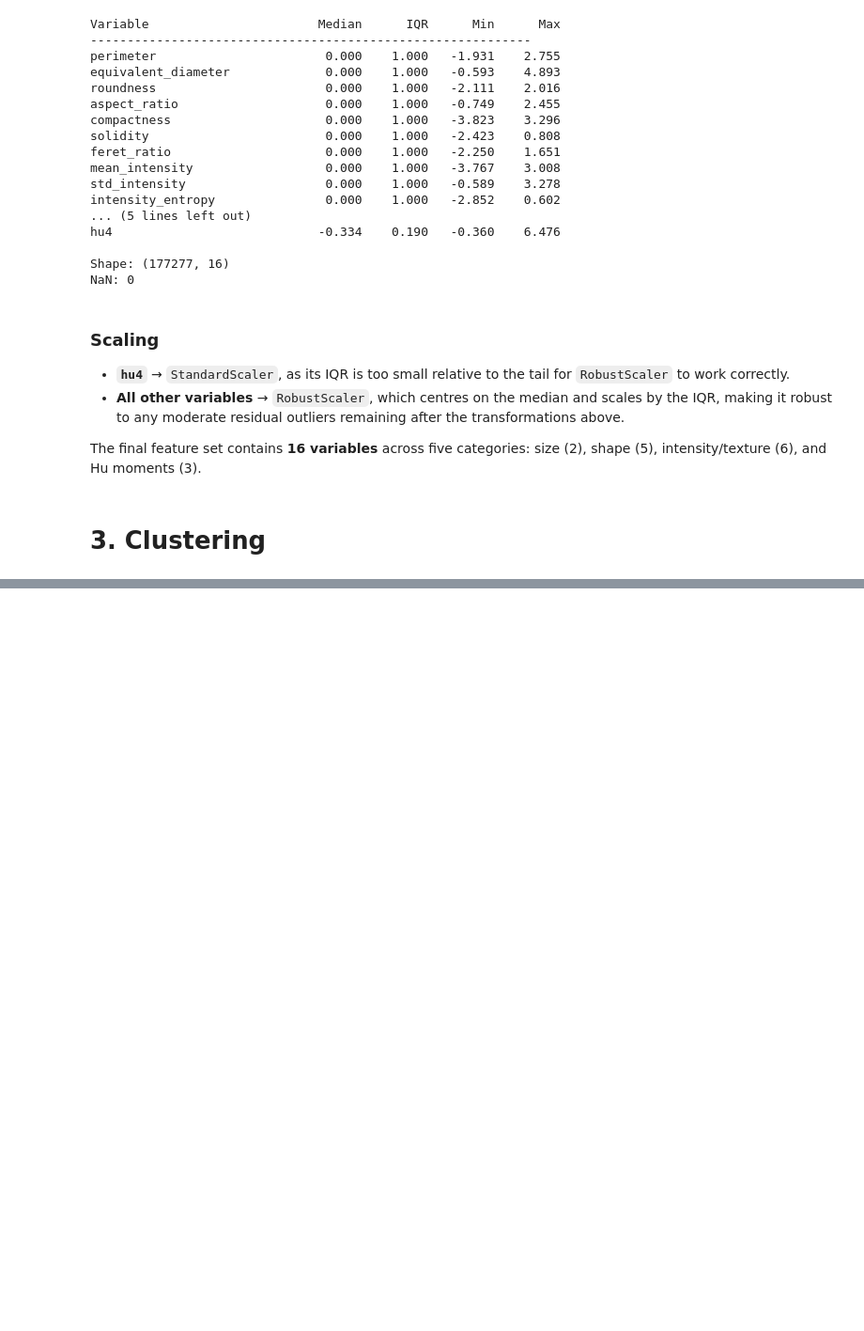
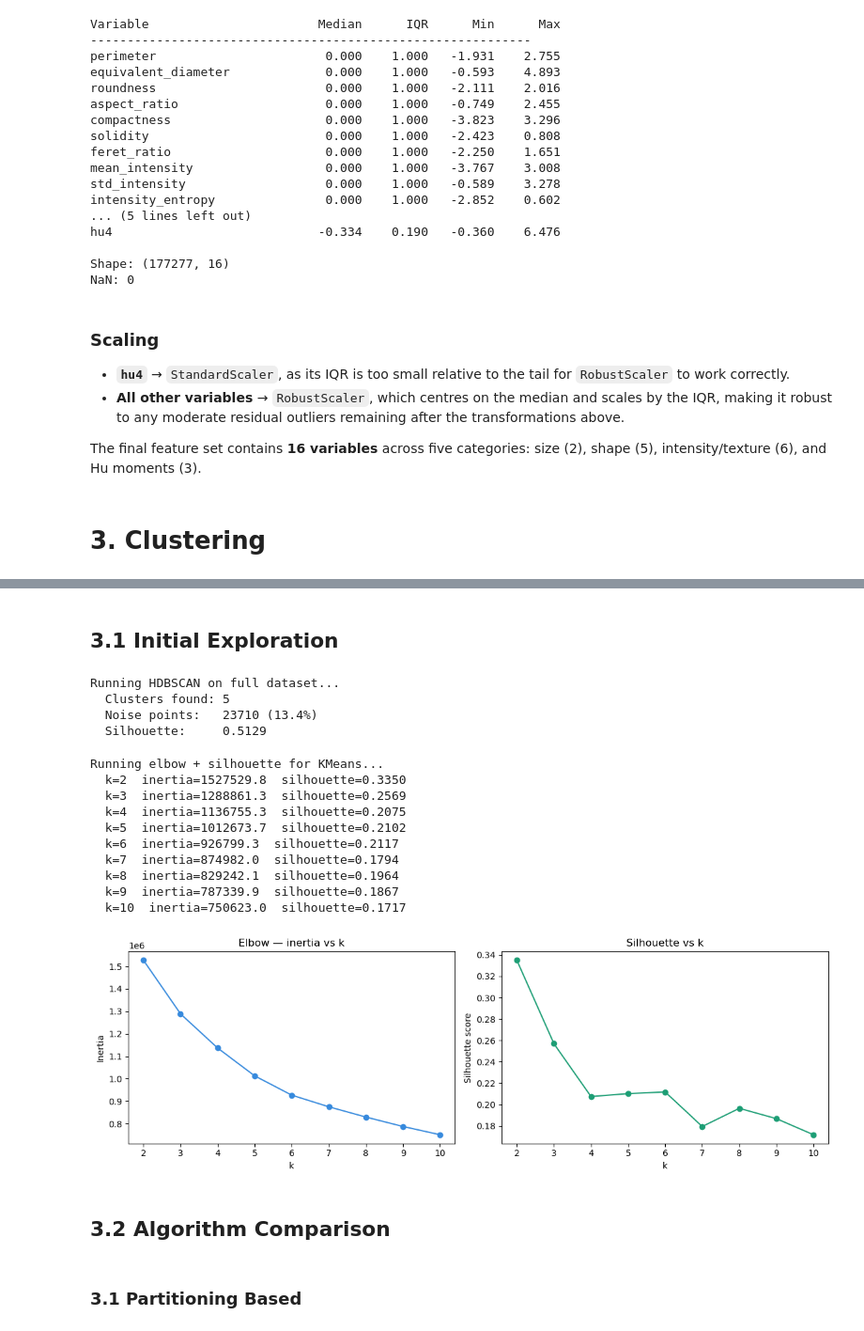
Before and after one commit to telmoolarreaga/PFG, a Jupyter notebook: Base de datos/Analisis_3/Analisis_3_ambos/Analisis_Introductorio_3.1copy copy.ipynb, the cells around one changed output, grey strips where cells are left out. Shown at 94% size. Cells and saved outputs as stored; diff of their text form; code cells hidden in the pictures; blank space fills up the shorter version.

```diff
--- a/Base de datos/Analisis_3/Analisis_3_ambos/Analisis_Introductorio_3.1copy copy.ipynb
+++ b/Base de datos/Analisis_3/Analisis_3_ambos/Analisis_Introductorio_3.1copy copy.ipynb
@@ -763,10 +608,0 @@ GMM                      4       0.0959     1.7703      35523.2 full dataset
-# %%
-# Agglomerative — sample only
-for k in N_CLUSTERS_LIST:
-    agg = AgglomerativeClustering(n_clusters=k, linkage='ward')
-    labels_sample = agg.fit_predict(X_sample)
-    sil = silhouette_score(X_sample, labels_sample, random_state=42)
-    db  = davies_bouldin_score(X_sample, labels_sample)
-    ch  = calinski_harabasz_score(X_sample, labels_sample)
-    results[f"Agglomerative_k{k}"] = {'labels': labels_sample, 'silhouette': sil, 'davies_bouldin': db, 'calinski': ch}
-    print(f"{'Agglomerative':<22} {k:>3} {sil:>12.4f} {db:>10.4f} {ch:>12.1f} sample n={SAMPLE_SIZE}")
@@ -1342,0 +609,65 @@ lbp_mean             14.824  0.000   5.514  16.684   8.462
+# %% [markdown]
+## 3.1 Initial Exploration
+# %%
+# HDBSCAN
+print("Running HDBSCAN on full dataset...")
+hdb_full = HDBSCAN(min_cluster_size=50, min_samples=10,
+                   cluster_selection_method='eom')
+labels_hdb_full = hdb_full.fit_predict(X_scaled)
+
+n_hdb   = len(set(labels_hdb_full)) - (1 if -1 in labels_hdb_full else 0)
+noise   = (labels_hdb_full == -1).sum()
+mask    = labels_hdb_full != -1
+
+print(f"  Clusters found: {n_hdb}")
+print(f"  Noise points:   {noise} ({noise/len(labels_hdb_full)*100:.1f}%)")
+if n_hdb > 1:
+    sil = silhouette_score(X_scaled[mask], labels_hdb_full[mask],
+                           sample_size=10000, random_state=42)
+    print(f"  Silhouette:     {sil:.4f}")
+# %% [output]
+Running HDBSCAN on full dataset...
+  Clusters found: 5
+  Noise points:   23710 (13.4%)
+  Silhouette:     0.5129
+# %%
+# Elbow + Silhouette for KMeans
+print("Running elbow + silhouette for KMeans...")
+K_RANGE     = range(2, 11)
+inertias    = []
+silhouettes = []
+
+for k in K_RANGE:
+    km = KMeans(n_clusters=k, init='k-means++', n_init=15, random_state=42)
+    labels = km.fit_predict(X_scaled)
+    inertias.append(km.inertia_)
+    silhouettes.append(silhouette_score(X_scaled, labels,
+                                        sample_size=10000, random_state=42))
+    print(f"  k={k}  inertia={km.inertia_:.1f}  silhouette={silhouettes[-1]:.4f}")
+
+fig, axes = plt.subplots(1, 2, figsize=(12, 4))
+axes[0].plot(list(K_RANGE), inertias, 'o-', color='#378ADD')
+axes[0].set_title('Elbow — inertia vs k')
+axes[0].set_xlabel('k'); axes[0].set_ylabel('Inertia')
+axes[1].plot(list(K_RANGE), silhouettes, 'o-', color='#1D9E75')
+axes[1].set_title('Silhouette vs k')
+axes[1].set_xlabel('k'); axes[1].set_ylabel('Silhouette score')
+plt.tight_layout()
+plt.savefig('elbow_silhouette_2000.png', dpi=150, bbox_inches='tight')
+plt.show()
+# %% [output]
+Running elbow + silhouette for KMeans...
+  k=2  inertia=1527529.8  silhouette=0.3350
+  k=3  inertia=1288861.3  silhouette=0.2569
+  k=4  inertia=1136755.3  silhouette=0.2075
+  k=5  inertia=1012673.7  silhouette=0.2102
+  k=6  inertia=926799.3  silhouette=0.2117
+  k=7  inertia=874982.0  silhouette=0.1794
+  k=8  inertia=829242.1  silhouette=0.1964
+  k=9  inertia=787339.9  silhouette=0.1867
+  k=10  inertia=750623.0  silhouette=0.1717
+[figure, added]
+# %% [markdown]
+## 3.2 Algorithm Comparison
+# %% [markdown]
+### 3.1 Partitioning Based
```
Also changed, not shown: parts of 46 cells of this notebook, 3 other files.
